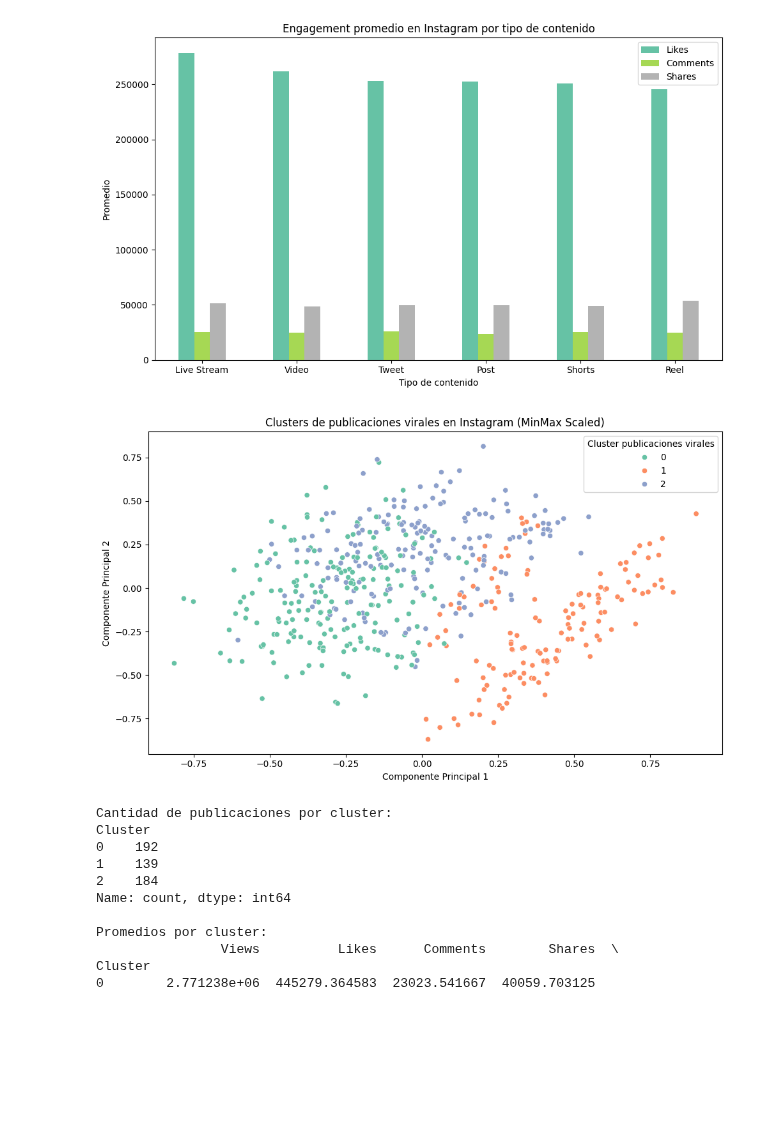
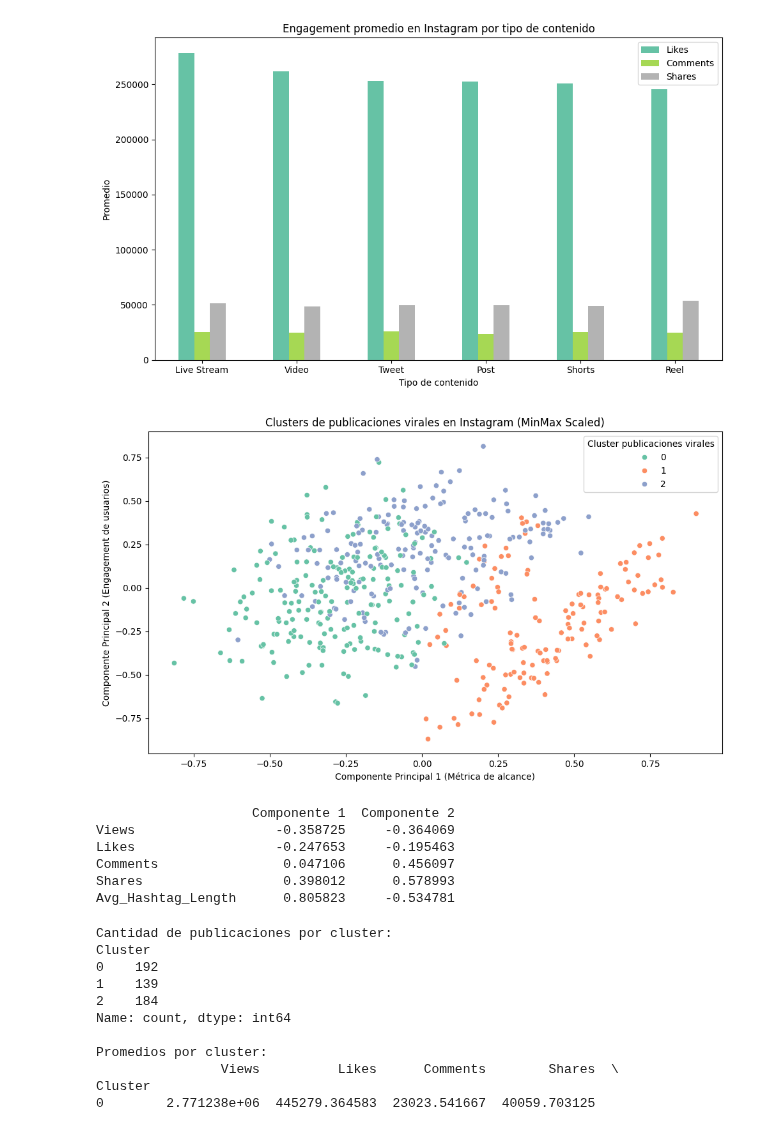
Before and after one commit to lbagnus/Data_ViraPosts, a Jupyter notebook: cienciaDeDatos.ipynb, the cells around one changed output. Saved outputs shown, nothing was run; the diff lists cells and outputs as text; code cells hidden in the pictures; blank space fills up the shorter version.

```diff
--- a/cienciaDeDatos.ipynb
+++ b/cienciaDeDatos.ipynb
@@ -326,36 +334,50 @@ features = ["Views", "Likes", "Comments", "Shares", "Avg_Hashtag_Length"]
 X = df_viral_ig[features].copy()
 
 # Escalar con MinMaxScaler
 scaler = MinMaxScaler()
 X_scaled = scaler.fit_transform(X)
 
 # KMeans clustering
 k = 3
 kmeans = KMeans(n_clusters=k, random_state=42)
 df_viral_ig['Cluster'] = kmeans.fit_predict(X_scaled)
 
 # PCA para reducir a 2D
 pca = PCA(n_components=2)
 X_pca = pca.fit_transform(X_scaled)
 df_viral_ig['PCA1'] = X_pca[:, 0]
 df_viral_ig['PCA2'] = X_pca[:, 1]
 
 # Visualización
 plt.figure(figsize=(10, 6))
 sns.scatterplot(
     data=df_viral_ig,
     x='PCA1', y='PCA2',
     hue='Cluster',
     palette='Set2'
 )
 plt.title("Clusters de publicaciones virales en Instagram (MinMax Scaled)")
-plt.xlabel("Componente Principal 1")
-plt.ylabel("Componente Principal 2")
+plt.xlabel("Componente Principal 1 (Métrica de alcance)")
+plt.ylabel("Componente Principal 2 (Engagement de usuarios)")
 plt.legend(title='Cluster publicaciones virales')
 plt.tight_layout()
 plt.show()
+
+#Analisis de componentes
+loadings = pd.DataFrame(
+    pca.components_.T,
+    columns=['Componente 1', 'Componente 2'],
+    index=features
+)
+print(loadings)
 # %% [output]
-[figure, old version]
+[figure, new version]
+                    Componente 1  Componente 2
+Views                  -0.358725     -0.364069
+Likes                  -0.247653     -0.195463
+Comments                0.047106      0.456097
+Shares                  0.398012      0.578993
+Avg_Hashtag_Length      0.805823     -0.534781
 # %%
 # Análisis descriptivo por cluster
 
```
Also changed, not shown: parts of 2 cells of this notebook.
